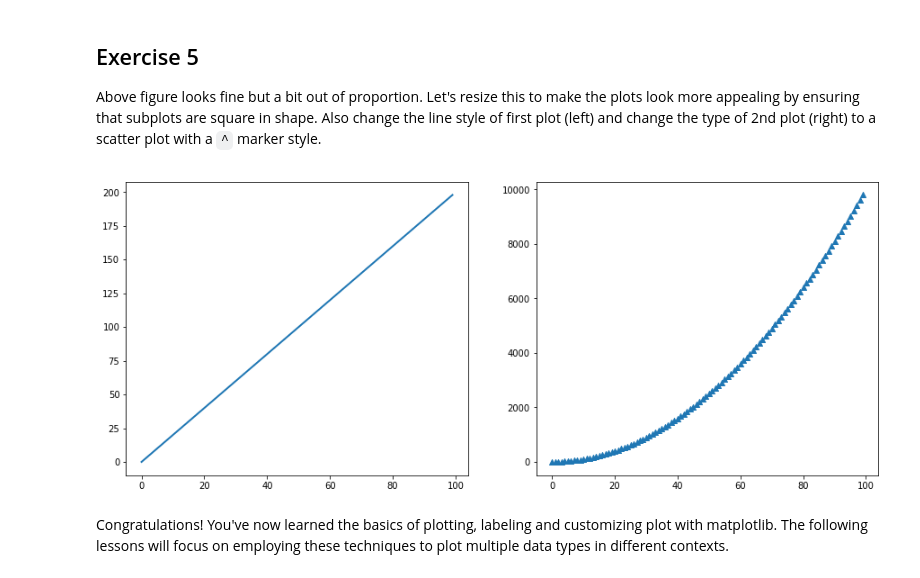
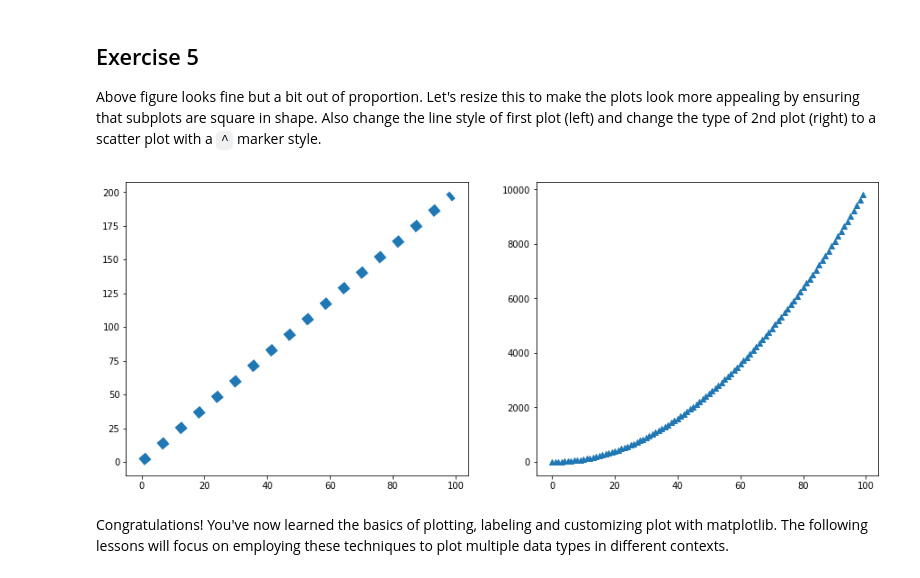
Before and after one commit to kathrinv/dsc-more-practice-with-matplotlib-lab-nyc-ds-082619, a Jupyter notebook: index.ipynb, the cells around one changed output. Drawn from its saved outputs; the diff is of its cells as text; code cells hidden in the pictures.

```diff
--- a/index.ipynb
+++ b/index.ipynb
@@ -137,12 +137,12 @@ Above figure looks fine but a bit out of proportion. Let's resize this to make t
 # %%
 fig = plt.figure(figsize=(15,6))
 ax1 = fig.add_subplot(121)
 ax2 = fig.add_subplot(122)
-ax1.plot(x, y, lw=10)
+ax1.plot(x, y, lw=10, ls=':')
 ax2.scatter(x, z, lw=1, marker='^')
 plt.show()
 # %% [output]
-[figure, old version]
+[figure, new version]
 # %% [markdown]
 Congratulations! You've now learned the basics of plotting, labeling and customizing plot with matplotlib. The following lessons will focus on employing these techniques to plot multiple data types in different contexts.
 # %% [markdown]
```
